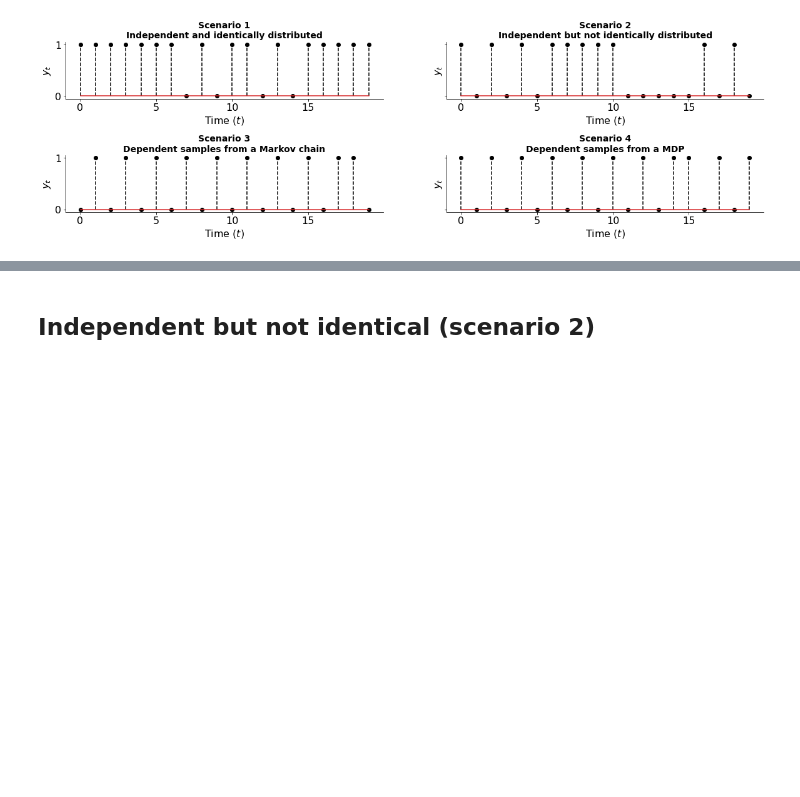
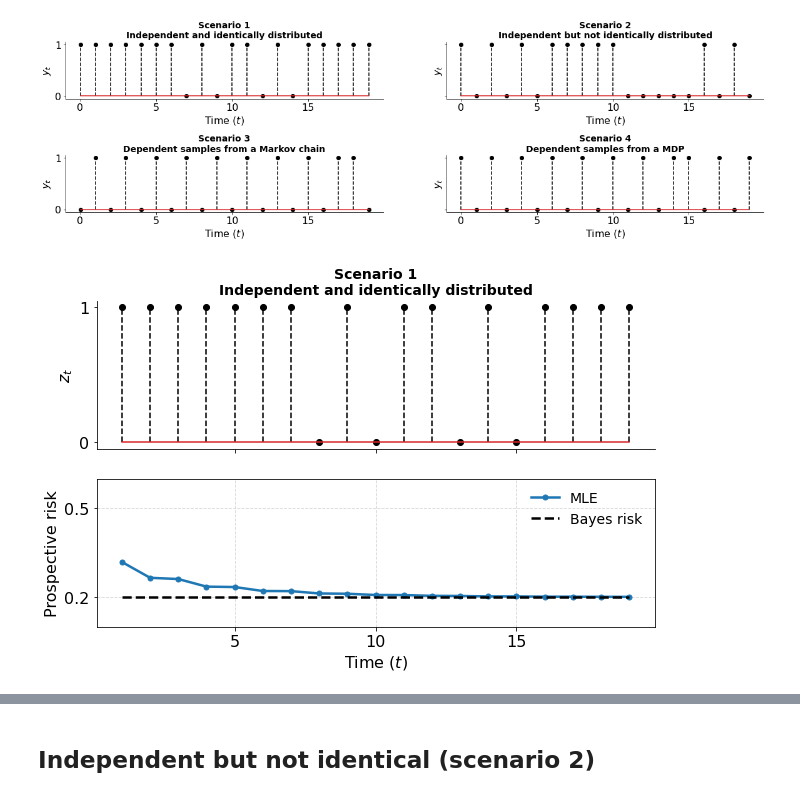
Before and after one commit to YuxinB/ProL, a Jupyter notebook: notebooks/0-final_figures.ipynb, the cells around one changed output, grey strips where cells are left out. Drawn from its saved outputs; the diff is of its cells as text; code cells hidden in the pictures; blank space fills up the shorter version.

```diff
--- a/notebooks/0-final_figures.ipynb
+++ b/notebooks/0-final_figures.ipynb
@@ -155,3 +155,38 @@ plt.show()
 [figure]
 # %%
 fig.savefig("../figures/pl_cases_realizations.pdf", bbox_inches='tight')
+# %%
+fig, axes = plt.subplots(2, 1, figsize=(10, 6), sharex=True)
+
+file = '../experiments/binary_data/results/scn1_realization.npy'
+seq = np.load(file)
+
+ax = axes[0]
+ax.stem(np.arange(1, len(seq)), seq[:-1],linefmt='k--', markerfmt='ko')
+ax.set_ylabel(r'$z_t$')
+ax.set_yticks([0, 1])
+ax.spines[['right', 'top']].set_visible(False)
+ax.locator_params(axis='x', nbins=5)
+ax.set_title('Scenario 1' + '\n' + 'Independent and identically distributed', fontsize=14, fontweight='bold')
+
+file = '../experiments/binary_data/results/scenario1.npy'
+outputs = np.load(file, allow_pickle=True).tolist()
+
+ax = axes[1]
+ax.plot(outputs['time'], outputs['risk'], lw=2.5, marker='o', ms=5, label='MLE')
+ax.plot(outputs['time'], 0.2 * np.ones(len(outputs['time'])), ls='dashed', color='k', lw=2.5, label='Bayes risk')
+ax.set_ylim([0.1, 0.6])
+ax.set_yticks([0.2, 0.5])
+ax.locator_params(axis='x', nbins=5)
+ax.set_xlabel(r"Time ($t$)")
+ax.set_ylabel(r"Prospective risk")
+ax.legend(frameon=False, fontsize=14)
+ax.locator_params(axis='x', nbins=5)
+ax.grid(alpha=0.5, ls='--')
+
+plt.subplots_adjust(hspace=0.2)
+
+plt.show()
+fig.savefig("../figures/pl_case1_seq.png", bbox_inches='tight')
+# %% [output]
+[figure, added]
```
Also changed, not shown: parts of 4 cells of this notebook, 4 other files.
